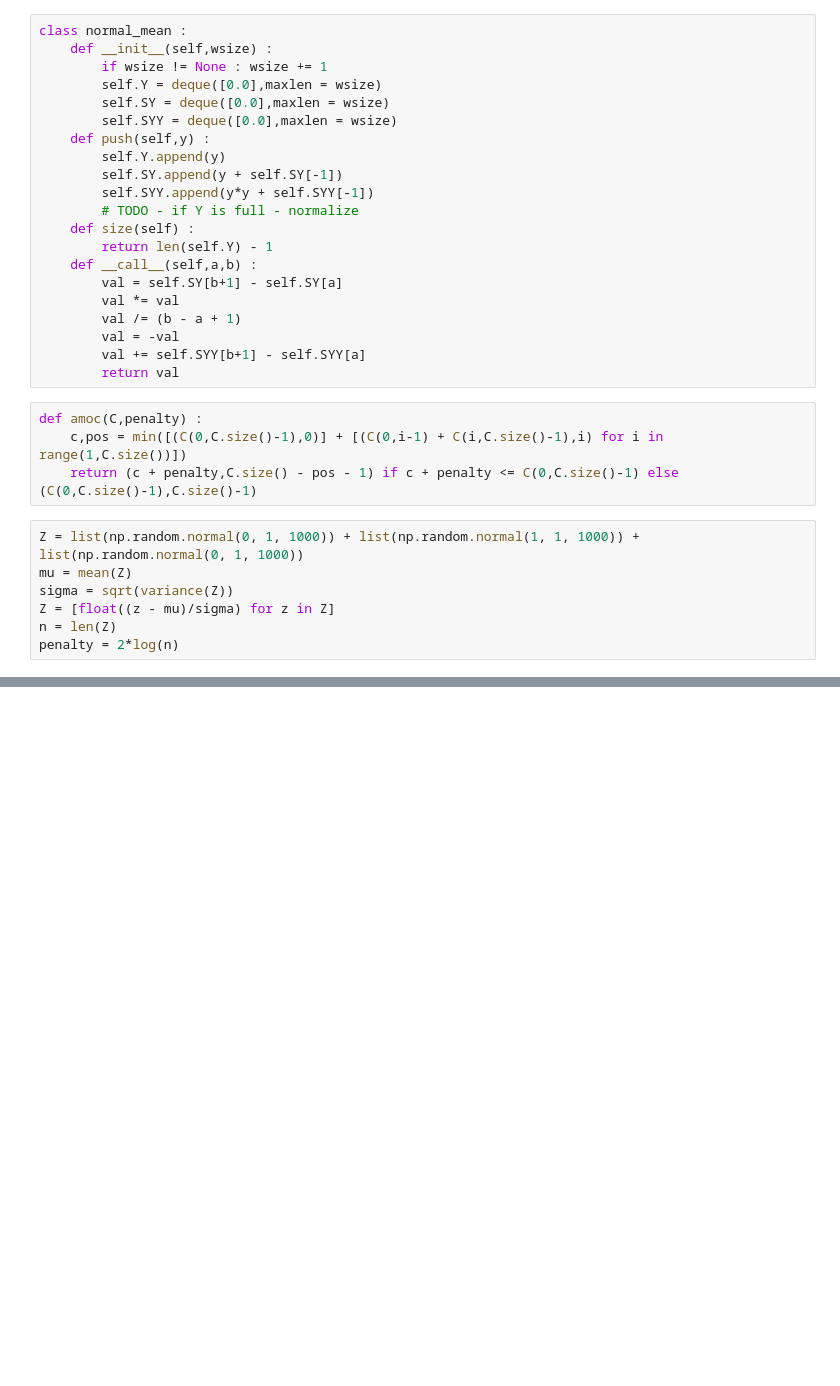
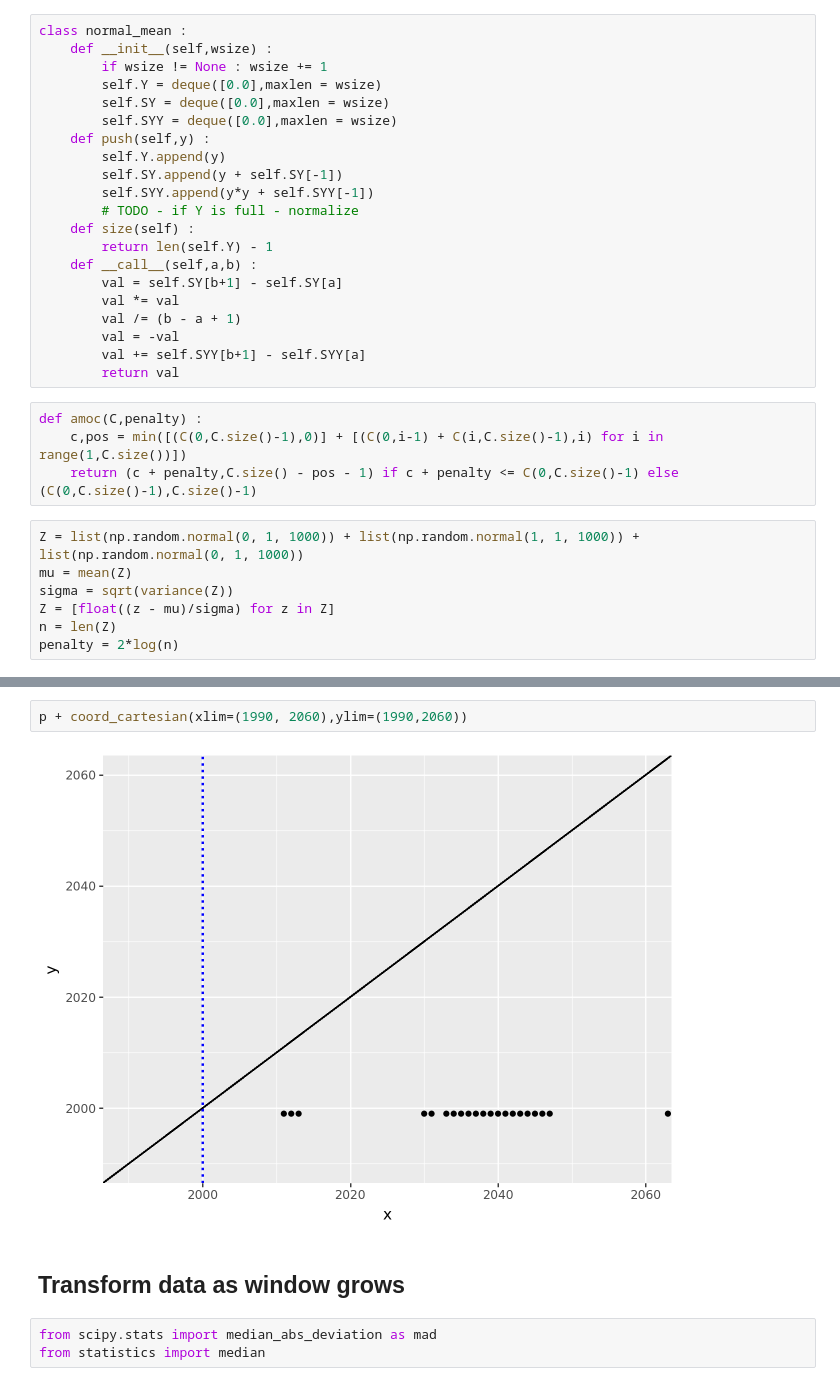
Before and after one commit to grosed/seqstats, a Jupyter notebook: notebooks/change-detection.ipynb, the cells around one changed output, grey strips where cells are left out. Saved outputs shown, nothing was run; the diff lists cells and outputs as text; blank space fills up the shorter version.

```diff
--- a/notebooks/change-detection.ipynb
+++ b/notebooks/change-detection.ipynb
@@ -109,0 +193,9 @@ C(0,2999)
+# %%
+p + coord_cartesian(xlim=(1990, 2060),ylim=(1990,2060))
+# %% [output]
+[figure, added]
+# %% [markdown]
+## Transform data as window grows
+# %%
+from scipy.stats import median_abs_deviation as mad
+from statistics import median
```
Also changed, not shown: parts of 54 cells of this notebook.
